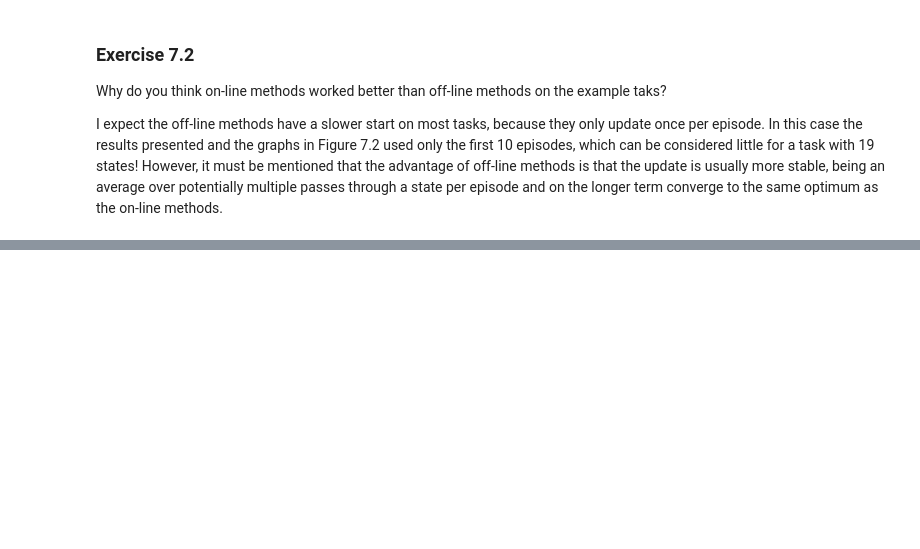
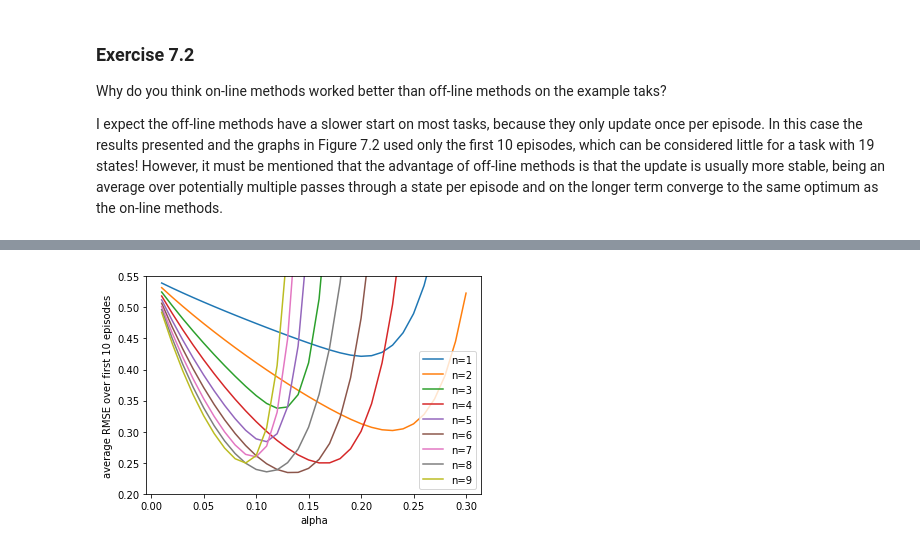
Before and after one commit to pacalab/rl_sutton_barto, a Jupyter notebook: Chapter_7/Chapter_7.ipynb, the cells around one changed output, grey strips where cells are left out. Saved outputs shown, nothing was run; the diff lists cells and outputs as text; code cells hidden in the pictures; blank space fills up the shorter version.

```diff
--- a/Chapter_7/Chapter_7.ipynb
+++ b/Chapter_7/Chapter_7.ipynb
@@ -46,0 +113,23 @@ For these two reasons we observe worse performance from odd $n$'s, especially fo
+# %%
+# The true value of each state in the 19 states random walk
+true_V = [(k-10.)/10. for k in range(21)]
+# %%
+# Reproduce Figure 7.2, off-line update
+alpha_list = [a/100. for a in range(1, 31)] # just from 0.01 to 0.3
+for n in [1, 2, 3, 4, 5, 6, 7, 8, 9]:
+    rmse = []
+    for alpha in alpha_list:
+        tmp_rmse = 0.
+        for e in range(100):
+            walks = experiments[e]  # the set of 10 walks
+            V = off_line_n_step_update(walks, n=n, alpha=alpha)
+            tmp_rmse += math.sqrt(sum([(vi - true_vi)**2 for vi, true_vi in zip(V, true_V)]) / (len(V) - 2)) # exclude terminal states
+        rmse.append(tmp_rmse / 100.)  # average over the 100 experiments
+    plt.plot(alpha_list, rmse, label=f'n={n}')
+plt.xlabel('alpha')
+plt.ylabel('average RMSE over first 10 episodes')
+plt.ylim(bottom=0.2, top=0.55)
+plt.legend()
+plt.show()
+# %% [output]
+[figure, added]
```
Also changed, not shown: parts of 13 cells of this notebook.
